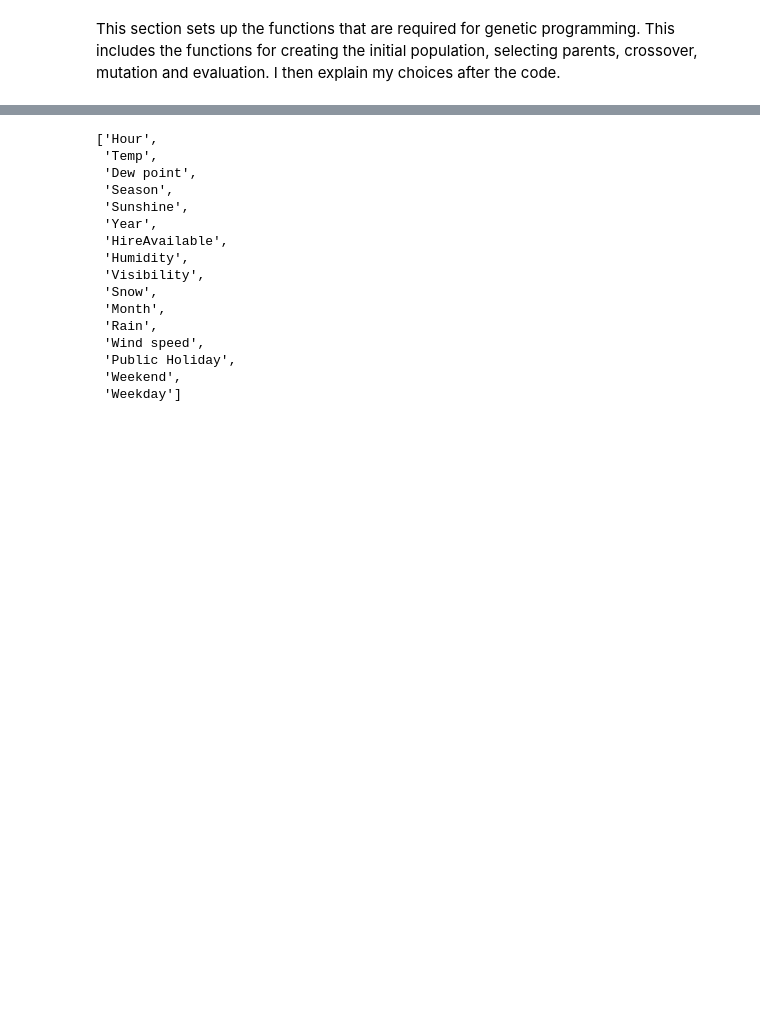
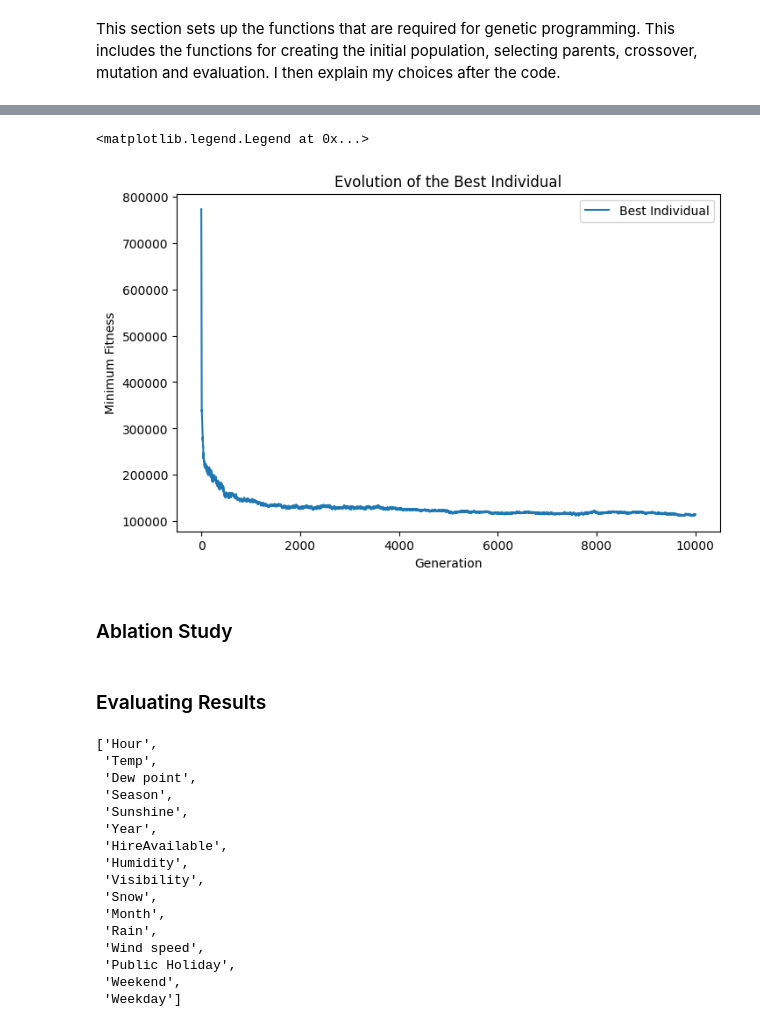
Before and after one commit to katie291100/evac-exam, a Jupyter notebook: final-part1 copy.ipynb, the cells around one changed output, grey strips where cells are left out. Saved outputs shown, nothing was run; the diff lists cells and outputs as text; code cells hidden in the pictures; blank space fills up the shorter version.

```diff
--- a/final-part1 copy.ipynb
+++ b/final-part1 copy.ipynb
@@ -210,14 +234,15 @@ Lastly we are scaling the year data as it is a numerical value and we want to ma
 # %%
 from sklearn import preprocessing
 
-features = ['Temp',
-'Wind speed',
-'Visibility',
-'Dew point',
-'Sunshine',
-'Rain',
-'Snow',
-'Humidity'
+features = [
+    "Temp",
+    "Wind speed",
+    "Visibility",
+    "Dew point",
+    "Sunshine",
+    "Rain",
+    "Snow",
+    "Humidity",
 ]
 
 
@@ -232,8 +257,8 @@ scaler.fit(normalised_data[features])
 # Transform the selected features
 normalised_data[features] = scaler.transform(normalised_data[features])
 
-normalised_data['Year'] = (normalised_data['Year'] - 2018)/10
-normalised_data['Month'] = normalised_data['Month']/12
+normalised_data["Year"] = (normalised_data["Year"] - 2018) / 10
+normalised_data["Month"] = normalised_data["Month"] / 12
 # %% [output]
 |  | Temp | Wind speed | Visibility | Dew point | Sunshine | Rain | Snow | Humidity |
 | count | 8760.000000 | 8760.000000 | 8760.000000 | 8760.000000 | 8760.000000 | 8760.000000 | 8760.000000 | 8760.000000 |
@@ -449,3 +1024,18 @@ def eval_MAE(individual, myNet, evdata, feature_list):
+# %%
+fig, ax = plt.subplots(1, 1, figsize=(8, 5))
+
+ax.plot(logbook.select("gen"), logbook.select("min"), label="Best Individual")
+ax.set_xlabel("Generation")
+ax.set_ylabel("Minimum Fitness")
+ax.set_title("Evolution of the Best Individual")
+ax.legend()
+# %% [output]
+<matplotlib.legend.Legend at 0x...>
+[figure, added]
+# %% [markdown]
+### Ablation Study
+# %% [markdown]
+### Evaluating Results
 # %%
 feature_list
 # %% [output]
```
Also changed, not shown: parts of 87 cells of this notebook, 1 other file.
